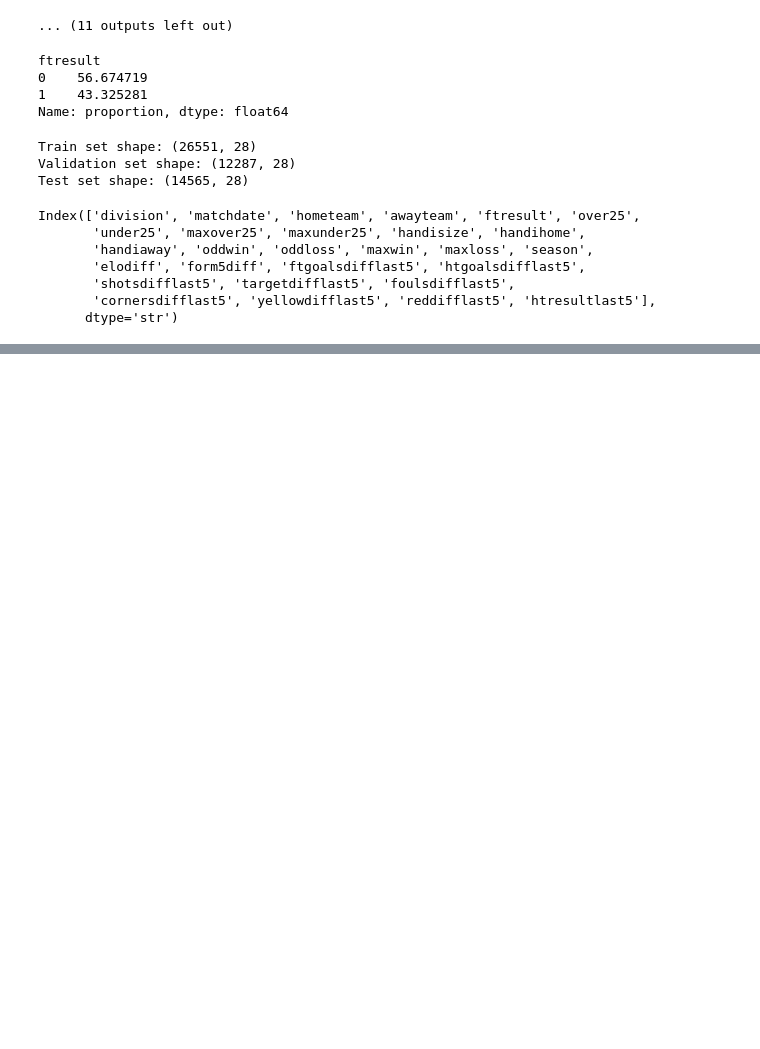
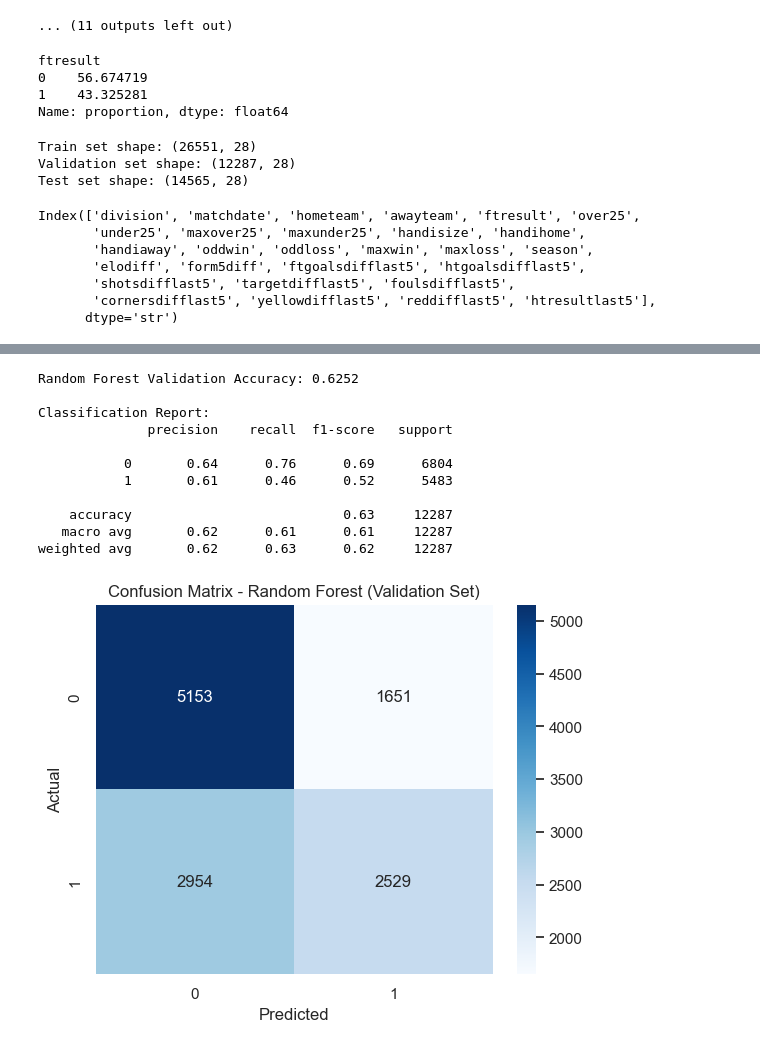
Before and after one commit to iAboud98/champions-league-winner-prediction-2025-2026, a Jupyter notebook: main.ipynb, the cells around one changed output, grey strips where cells are left out. Cells and saved outputs as stored; diff of their text form; code cells hidden in the pictures; blank space fills up the shorter version.

Commit message:
train on different models (Random Forest, XGBoost)

```diff
--- a/main.ipynb
+++ b/main.ipynb
@@ -753,3 +745,35 @@ Classification Report:
    macro avg       0.64      0.62      0.62     12287
 weighted avg       0.64      0.64      0.63     12287
 [figure]
+# %%
+from sklearn.ensemble import RandomForestClassifier
+
+rf_model = RandomForestClassifier(random_state=42, n_estimators=1000)
+rf_model.fit(train[predictors], train[target])
+
+y_pred_val_rf = rf_model.predict(val[predictors])
+
+accuracy_rf = accuracy_score(val[target], y_pred_val_rf)
+print(f"Random Forest Validation Accuracy: {accuracy_rf:.4f}")
+print("\nClassification Report:")
+print(classification_report(val[target], y_pred_val_rf))
+
+cm_rf = confusion_matrix(val[target], y_pred_val_rf)
+sns.heatmap(cm_rf, annot=True, fmt='d', cmap='Blues')
+plt.title('Confusion Matrix - Random Forest (Validation Set)')
+plt.ylabel('Actual')
+plt.xlabel('Predicted')
+plt.show()
+# %% [output]
+Random Forest Validation Accuracy: 0.6252
+
+Classification Report:
+              precision    recall  f1-score   support
+
+           0       0.64      0.76      0.69      6804
+           1       0.61      0.46      0.52      5483
+
+    accuracy                           0.63     12287
+   macro avg       0.62      0.61      0.61     12287
+weighted avg       0.62      0.63      0.62     12287
+[figure, added]
```
Also changed, not shown: parts of 2 cells of this notebook.
